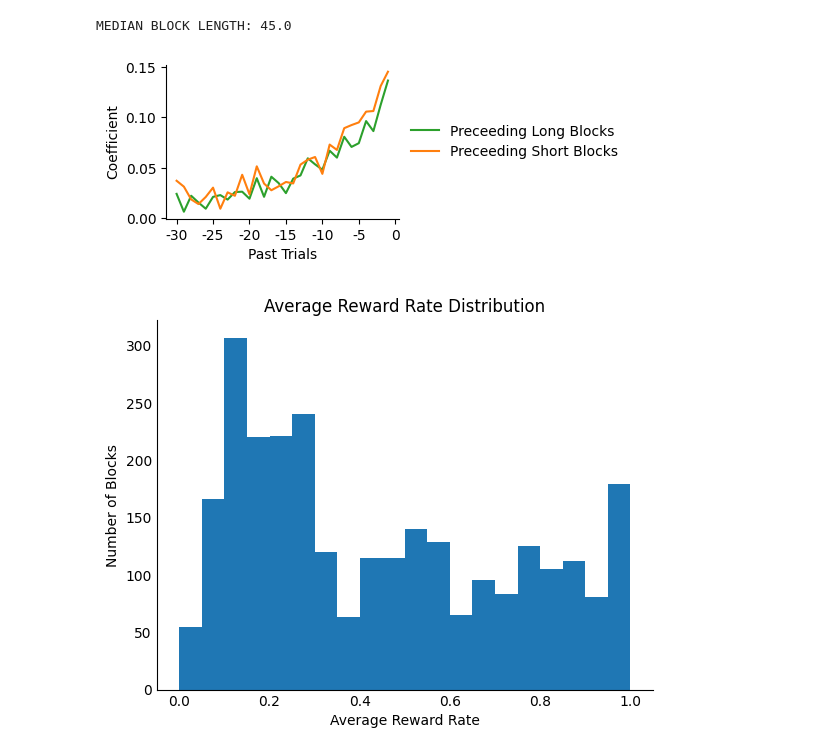
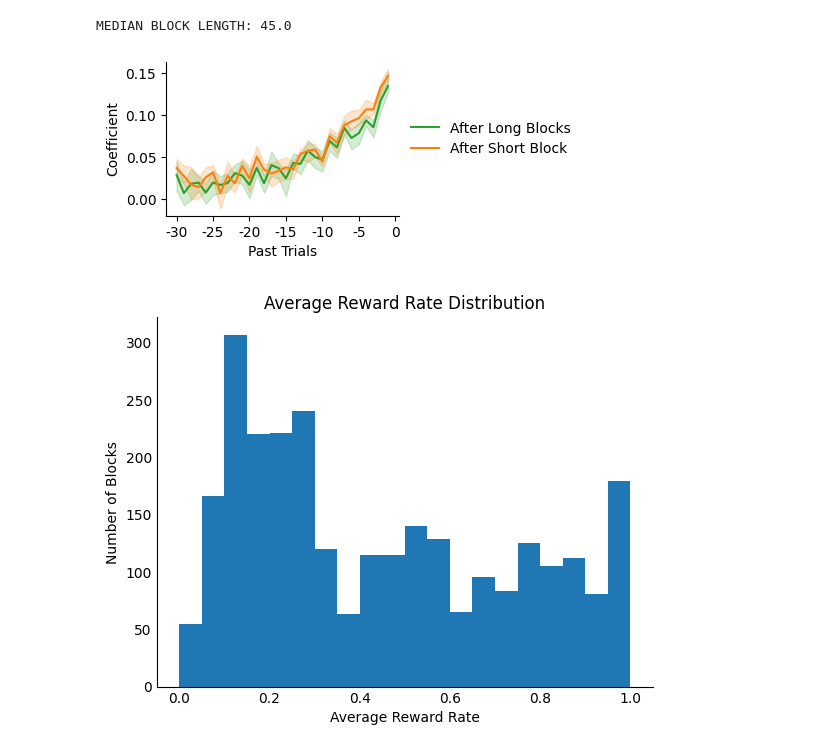
Before and after one commit to neurorishika/pyGORL, a Jupyter notebook: analysis/cognitive_analysis.ipynb, the cells around one changed output. Cells and saved outputs as stored; diff of their text form; code cells hidden in the pictures.

```diff
--- a/analysis/cognitive_analysis.ipynb
+++ b/analysis/cognitive_analysis.ipynb
@@ -983,24 +983,24 @@ r_upper = np.array(r_upper, dtype=object)
 r_lower = np.array(r_lower, dtype=object)
 
 # Fit the model to each split of the data
-model_upper = fit_logreg(c_upper, r_upper, HISTORY_SIZE, 'full')
-model_lower = fit_logreg(c_lower, r_lower, HISTORY_SIZE, 'full')
-c_coef_upper = np.array_split(model_upper.coef_[0], model_upper.coef_[0].shape[0]//HISTORY_SIZE)[0]
-c_coef_lower = np.array_split(model_lower.coef_[0], model_lower.coef_[0].shape[0]//HISTORY_SIZE)[0]
-
-# Plot the results
-fig, ax = plt.subplots(figsize=(3, 2))
-ax.plot(range(HISTORY_SIZE), c_coef_upper, label='Preceeding Long Blocks', color='tab:green')
-ax.plot(range(HISTORY_SIZE), c_coef_lower, label='Preceeding Short Blocks', color='tab:orange')
-ax.set_xticks(range(0,HISTORY_SIZE+1,5), [str(i-HISTORY_SIZE) for i in range(0,HISTORY_SIZE+1,5)])
-ax.set_xlabel('Past Trials')
-ax.set_ylabel('Coefficient')
-ax.spines['top'].set_visible(False)
-ax.spines['right'].set_visible(False)
-plt.legend(loc='center left', bbox_to_anchor=(1, 0.5), frameon=False)
-plt.show()
+c_coef_upper = bootstrap_c_coef(c_upper, r_upper, HISTORY_SIZE, 'full')
+c_coef_lower = bootstrap_c_coef(c_lower, r_lower, HISTORY_SIZE, 'full')
-# %% [output]
-[figure, removed]
+# %%
+# Plot the results
+fig, ax = plt.subplots(figsize=(3, 2))
+ax.plot(range(HISTORY_SIZE), c_coef_upper.mean(axis=0), label='After Long Blocks', color='tab:green')
+ax.fill_between(range(HISTORY_SIZE), np.percentile(c_coef_upper, 2.5, axis=0), np.percentile(c_coef_upper, 97.5, axis=0), alpha=0.2, color='tab:green')
+ax.plot(range(HISTORY_SIZE), c_coef_lower.mean(axis=0), label='After Short Block', color='tab:orange')
+ax.fill_between(range(HISTORY_SIZE), np.percentile(c_coef_lower, 2.5, axis=0), np.percentile(c_coef_lower, 97.5, axis=0), alpha=0.2, color='tab:orange')
+ax.set_xticks(range(0,HISTORY_SIZE+1,5), [str(i-HISTORY_SIZE) for i in range(0,HISTORY_SIZE+1,5)])
+ax.set_xlabel('Past Trials')
+ax.set_ylabel('Coefficient')
+ax.spines['top'].set_visible(False)
+ax.spines['right'].set_visible(False)
+plt.legend(loc='center left', bbox_to_anchor=(1, 0.5), frameon=False)
+plt.show()
+# %% [output]
+[figure, added]
 # %%
 average_reward_rates = []
 for i in range(N):
```
Also changed, not shown: parts of 13 cells of this notebook, 23 other files.
